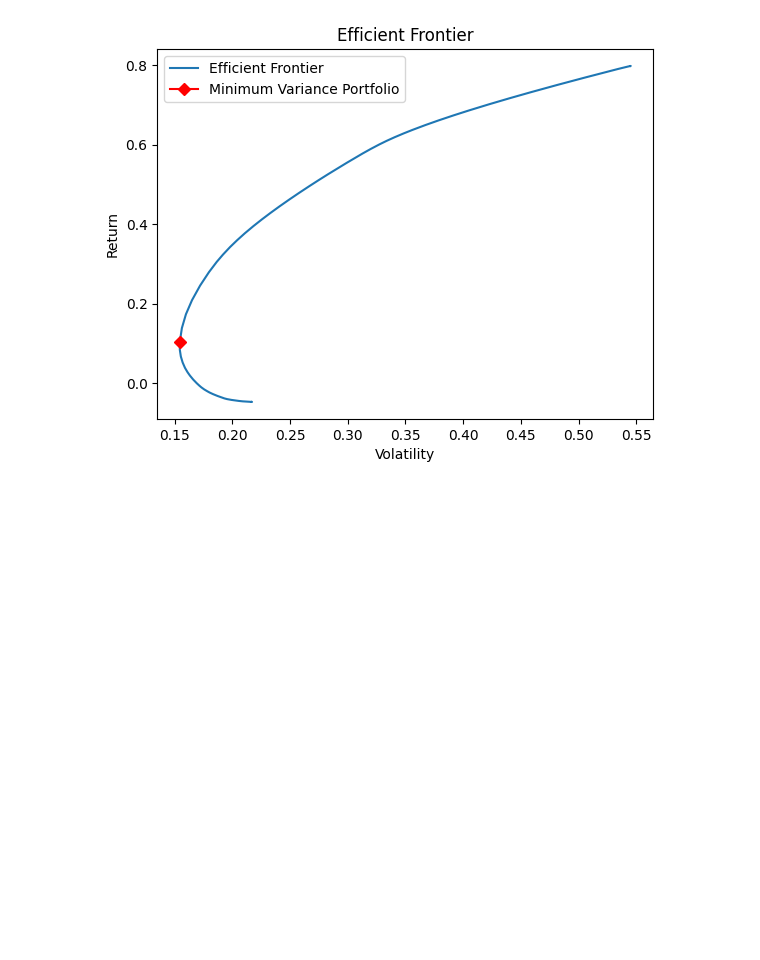
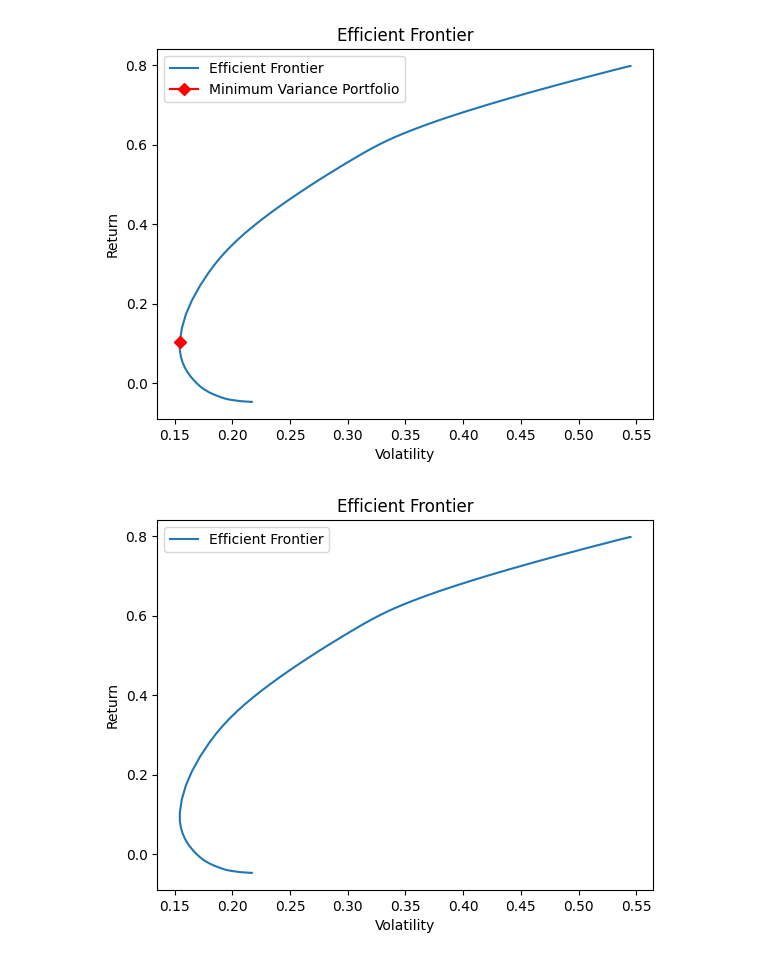
Before and after one commit to Mate0Martinez/Quantitative-asset-and-risk-management-project, a Jupyter notebook: code QARM.ipynb, the cells around one changed output. Saved outputs shown, nothing was run; the diff lists cells and outputs as text; code cells hidden in the pictures; blank space fills up the shorter version.

```diff
--- a/code QARM.ipynb
+++ b/code QARM.ipynb
@@ -93,0 +180,5 @@ plt.show()
+# %%
+ef = EfficientFrontier(prices, risk_free_rate=None)
+ef.plot_efficient_frontier()
+# %% [output]
+[figure, added]
```
Also changed, not shown: parts of 2 cells of this notebook.
